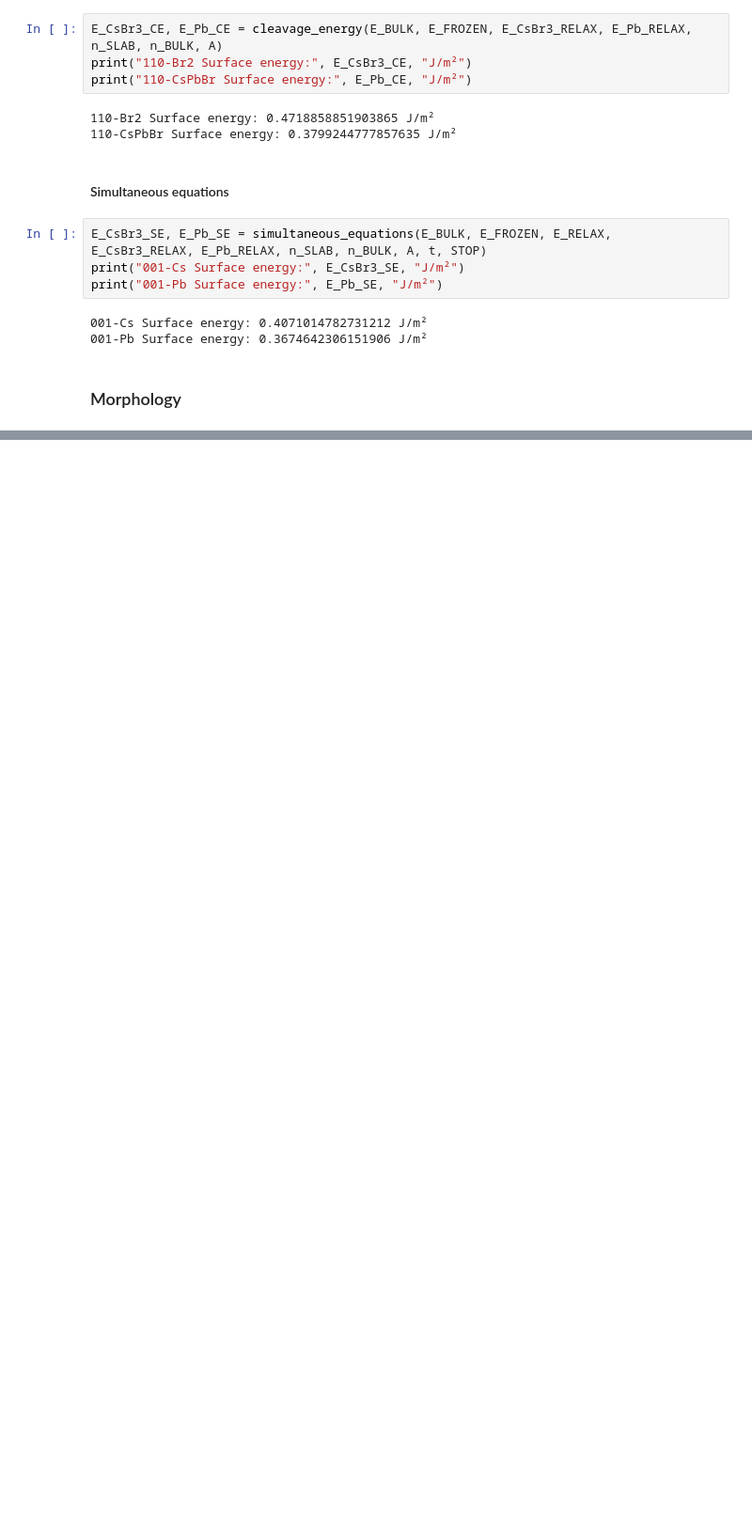
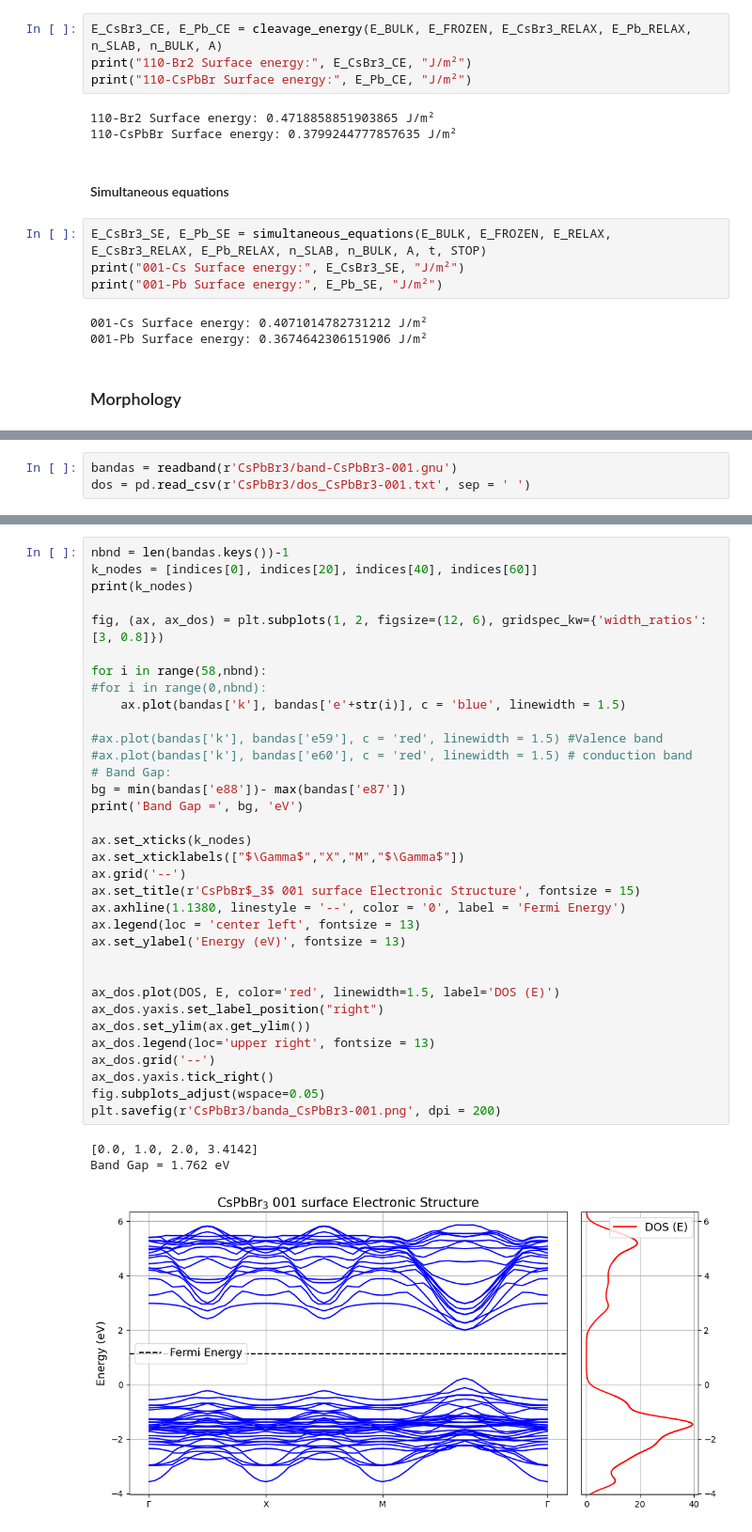
Before and after one commit to gabrielxvr/PeQDs-morphology-analysis, a Jupyter notebook: PLOTS.ipynb, the cells around one changed output, grey strips where cells are left out. Shown at 94% size. Cells and saved outputs as stored; diff of their text form; blank space fills up the shorter version.

Commit message:
surface band structures

```diff
--- a/PLOTS.ipynb
+++ b/PLOTS.ipynb
@@ -323,0 +281,3 @@ Band Gap = 2.536 eV
+# %%
+bandas = readband(r'CsPbBr3/band-CsPbBr3-001.gnu')
+dos = pd.read_csv(r'CsPbBr3/dos_CsPbBr3-001.txt', sep = ' ')
@@ -323,0 +291,38 @@ Band Gap = 2.536 eV
+# %%
+nbnd = len(bandas.keys())-1
+k_nodes = [indices[0], indices[20], indices[40], indices[60]]
+print(k_nodes)
+
+fig, (ax, ax_dos) = plt.subplots(1, 2, figsize=(12, 6), gridspec_kw={'width_ratios': [3, 0.8]})
+
+for i in range(58,nbnd):
+#for i in range(0,nbnd):
+    ax.plot(bandas['k'], bandas['e'+str(i)], c = 'blue', linewidth = 1.5)
+
+#ax.plot(bandas['k'], bandas['e59'], c = 'red', linewidth = 1.5) #Valence band
+#ax.plot(bandas['k'], bandas['e60'], c = 'red', linewidth = 1.5) # conduction band
+# Band Gap:
+bg = min(bandas['e88'])- max(bandas['e87'])
+print('Band Gap =', bg, 'eV')
+
+ax.set_xticks(k_nodes)
+ax.set_xticklabels(["$\Gamma$","X","M","$\Gamma$"])
+ax.grid('--')
+ax.set_title(r'CsPbBr$_3$ 001 surface Electronic Structure', fontsize = 15)
+ax.axhline(1.1380, linestyle = '--', color = '0', label = 'Fermi Energy')
+ax.legend(loc = 'center left', fontsize = 13)
+ax.set_ylabel('Energy (eV)', fontsize = 13)
+
+
+ax_dos.plot(DOS, E, color='red', linewidth=1.5, label='DOS (E)')
+ax_dos.yaxis.set_label_position("right")
+ax_dos.set_ylim(ax.get_ylim())
+ax_dos.legend(loc='upper right', fontsize = 13)
+ax_dos.grid('--')
+ax_dos.yaxis.tick_right()
+fig.subplots_adjust(wspace=0.05)
+plt.savefig(r'CsPbBr3/banda_CsPbBr3-001.png', dpi = 200)
+# %% [output]
+[0.0, 1.0, 2.0, 3.4142]
+Band Gap = 1.762 eV
+[figure, added]
```
Also changed, not shown: parts of 19 cells of this notebook, 11 other files.
